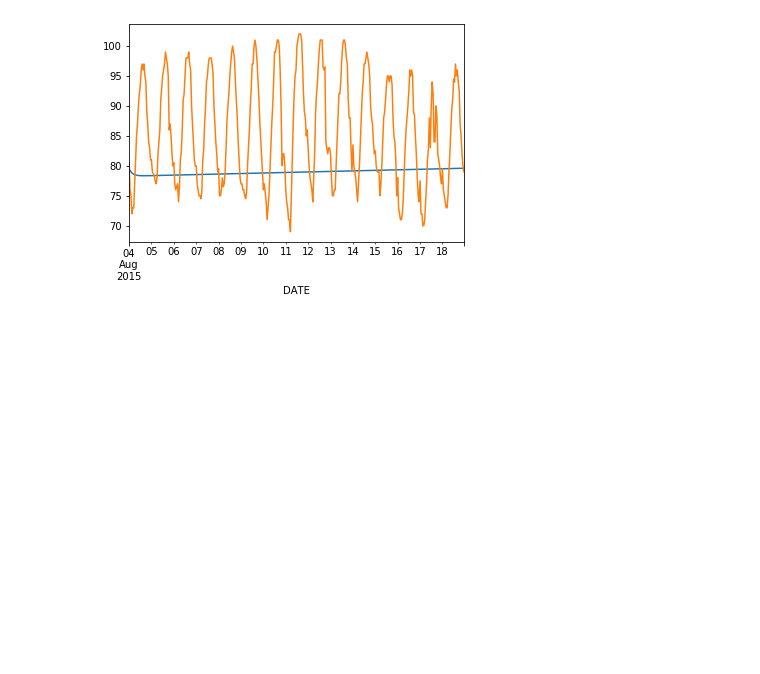
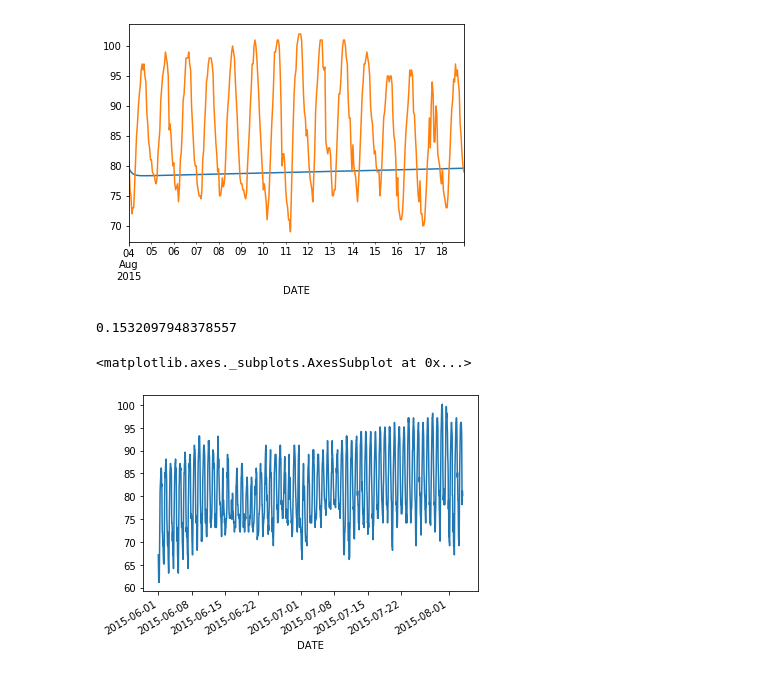
Before and after one commit to ravinder79/Climate-, a Jupyter notebook: climate_analysis.ipynb, the cells around one changed output. Drawn from its saved outputs; the diff is of its cells as text; code cells hidden in the pictures; blank space fills up the shorter version.

```diff
--- a/climate_analysis.ipynb
+++ b/climate_analysis.ipynb
@@ -197,6 +196,8 @@ DATE
 2019-08-01 22:00:00    80.000000
 2019-08-01 23:00:00    79.000000
 Freq: H, Name: HourlyDryBulbTemperature, Length: 57696, dtype: float64
+# %%
+df = df.dropna()
 # %%
 train = df.loc["2015-06-01":"2015-08-03"]
 test = df.loc["2015-08-04":"2015-08-18"]
@@ -250,3 +251,14 @@ test.plot()
 # %% [output]
 <matplotlib.axes._subplots.AxesSubplot at 0x...>
 [figure]
+# %%
+yhat_train = train + train.diff(24).mean()
+# %%
+train.diff(24).mean()
+# %% [output]
+0.1532097948378557
+# %%
+yhat_train.plot()
+# %% [output]
+<matplotlib.axes._subplots.AxesSubplot at 0x...>
+[figure, added]
```
Also changed, not shown: parts of 10 cells of this notebook.
